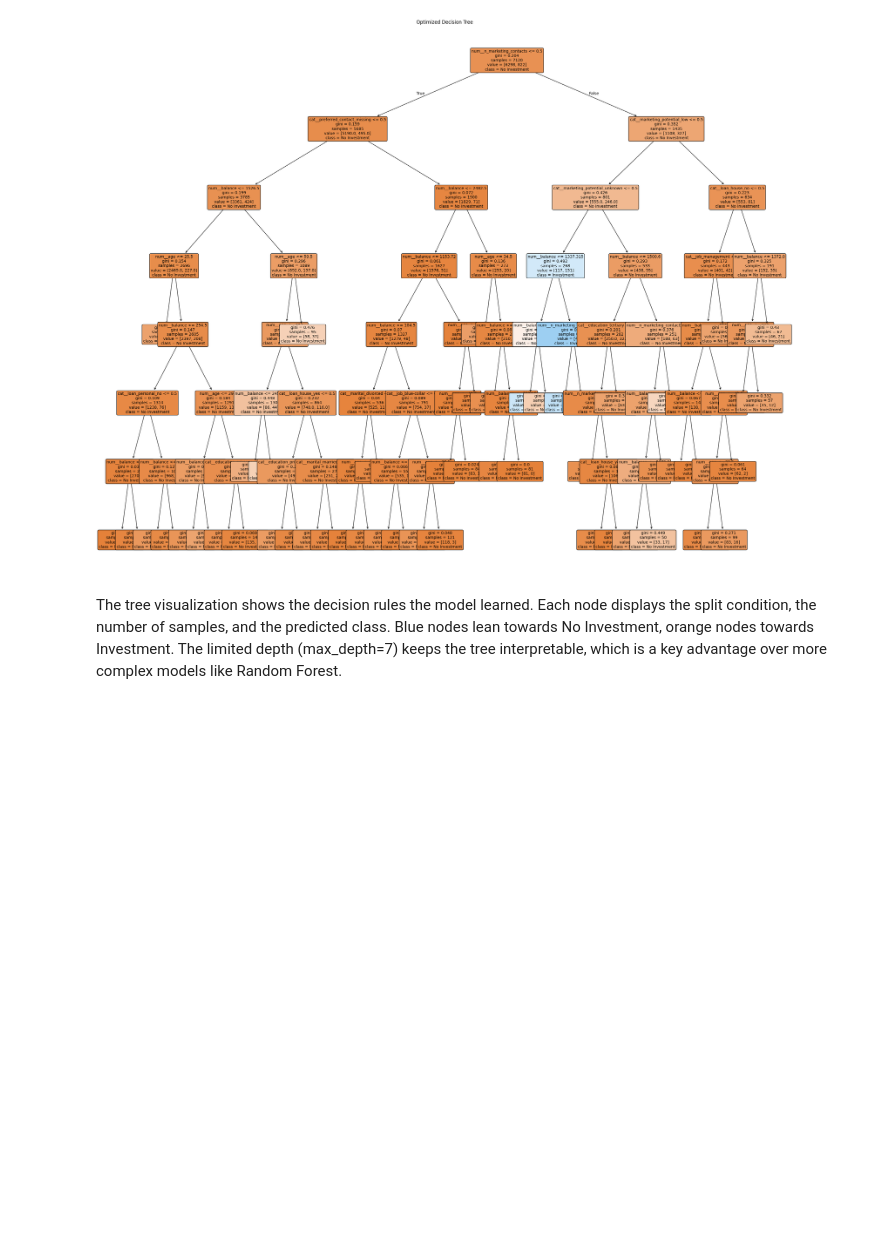
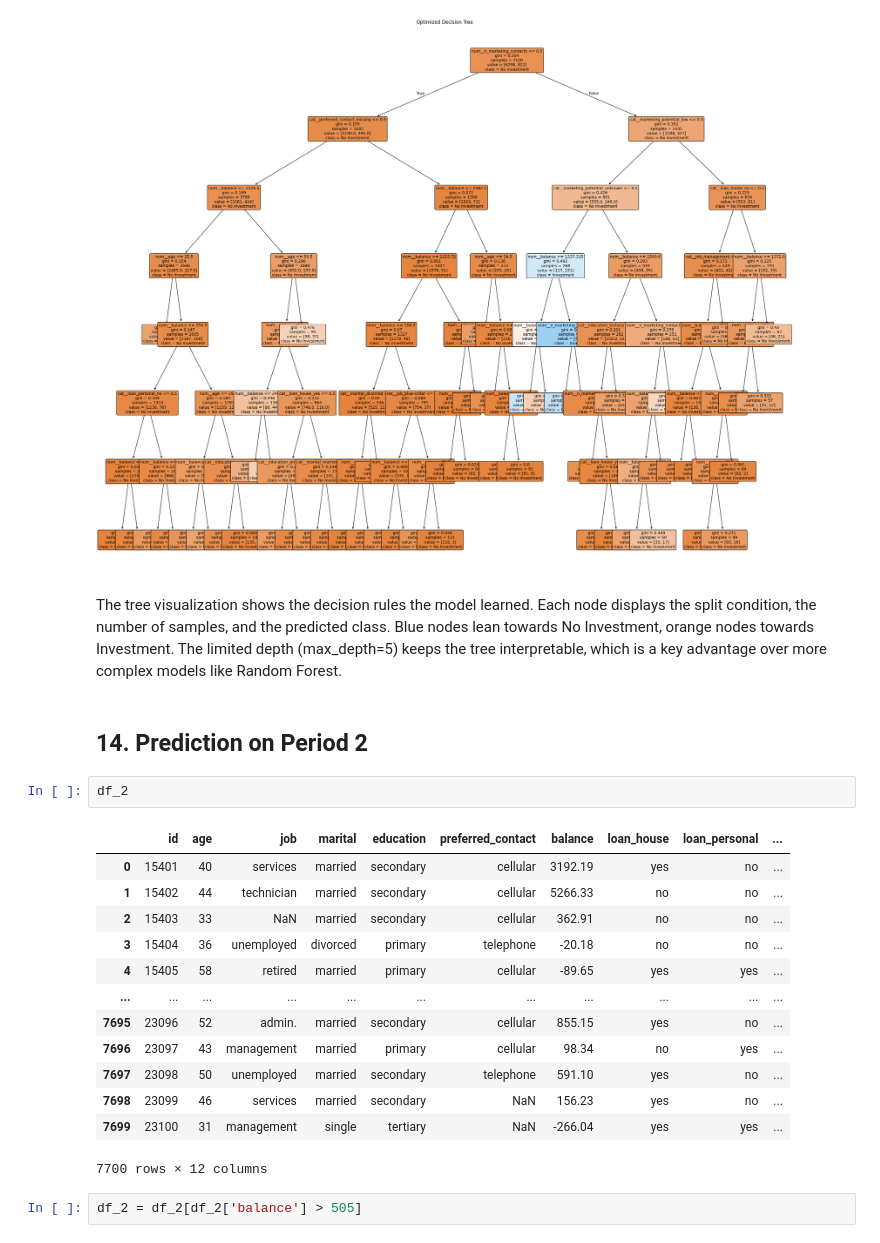
Before and after one commit to sguhring/Project_Catolica, a Jupyter notebook: Delivery_2.ipynb, the cells around one changed output. Saved outputs shown, nothing was run; the diff lists cells and outputs as text; blank space fills up the shorter version.

```diff
--- a/Delivery_2.ipynb
+++ b/Delivery_2.ipynb
@@ -1067,4 +1069,24 @@ plt.show()
 # %% [output]
 [figure]
 # %% [markdown]
-The tree visualization shows the decision rules the model learned. Each node displays the split condition, the number of samples, and the predicted class. Blue nodes lean towards No Investment, orange nodes towards Investment. The limited depth (max_depth=7) keeps the tree interpretable, which is a key advantage over more complex models like Random Forest.
+The tree visualization shows the decision rules the model learned. Each node displays the split condition, the number of samples, and the predicted class. Blue nodes lean towards No Investment, orange nodes towards Investment. The limited depth (max_depth=5) keeps the tree interpretable, which is a key advantage over more complex models like Random Forest.
+# %% [markdown]
+## 14. Prediction on Period 2
+# %%
+df_2
+# %% [output]
+|  | id | age | job | marital | education | preferred_contact | balance | loan_house | loan_personal | ... |
+| 0 | 15401 | 40 | services | married | secondary | cellular | 3192.19 | yes | no | ... |
+| 1 | 15402 | 44 | technician | married | secondary | cellular | 5266.33 | no | no | ... |
+| 2 | 15403 | 33 | NaN | married | secondary | cellular | 362.91 | no | no | ... |
+| 3 | 15404 | 36 | unemployed | divorced | primary | telephone | -20.18 | no | no | ... |
+| 4 | 15405 | 58 | retired | married | primary | cellular | -89.65 | yes | yes | ... |
+| ... | ... | ... | ... | ... | ... | ... | ... | ... | ... | ... |
+| 7695 | 23096 | 52 | admin. | married | secondary | cellular | 855.15 | yes | no | ... |
+| 7696 | 23097 | 43 | management | married | primary | cellular | 98.34 | no | yes | ... |
+| 7697 | 23098 | 50 | unemployed | married | secondary | telephone | 591.10 | yes | no | ... |
+| 7698 | 23099 | 46 | services | married | secondary | NaN | 156.23 | yes | no | ... |
+| 7699 | 23100 | 31 | management | single | tertiary | NaN | -266.04 | yes | yes | ... |
+7700 rows × 12 columns
+# %%
+df_2 = df_2[df_2['balance'] > 505]
```
Also changed, not shown: parts of 47 cells of this notebook.
